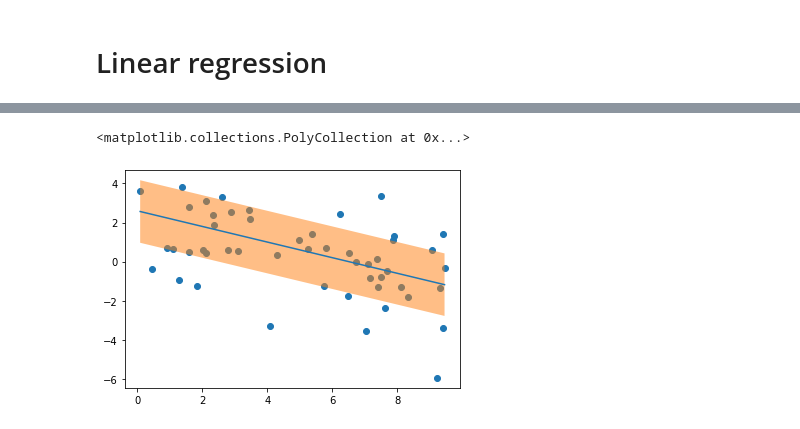
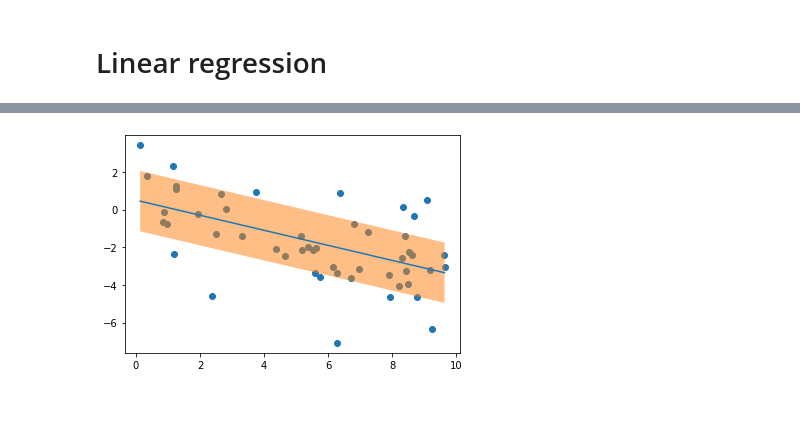
Before and after one commit to al-jshen/gaul, a Jupyter notebook: docs/source/examples/linreg.ipynb, the cells around one changed output, grey strips where cells are left out. Saved outputs shown, nothing was run; the diff lists cells and outputs as text; code cells hidden in the pictures.

```diff
--- a/docs/source/examples/linreg.ipynb
+++ b/docs/source/examples/linreg.ipynb
@@ -19,12 +13,16 @@ y_i &\sim \mathcal{N}(\beta_0 + \beta_1 x_i, \sigma) \\
 # %%
-beta0 = 2.6
+beta0 = 0.5
 beta1 = -0.4
 sigma = 1.6
 n = 50
 
-x = jnp.array(np.sort(np.random.uniform(0., 10., size=n)))
+key = jax.random.PRNGKey(0)
+xkey, ykey = jax.random.split(key)
+
+x = jax.random.uniform(xkey, shape=(n,)) * 10.
+x = jnp.sort(x)
 ymean = beta0 + beta1 * x
-y = jnp.array(np.random.normal(ymean, sigma))
+y = jax.random.normal(ykey, shape=(n,)) * sigma + ymean
 
 plt.scatter(x, y)
 plt.plot(x, ymean)
@@ -34,5 +32,4 @@ WARNING:absl:No GPU/TPU found, falling back to CPU. (Set TF_CPP_MIN_LOG_LEVEL=0
-<matplotlib.collections.PolyCollection at 0x...>
-[figure, old version]
+[figure, new version]
 # %%
 def ln_posterior(params, data):
     target = 0
```
Also changed, not shown: parts of 11 cells of this notebook, 1 other file.
